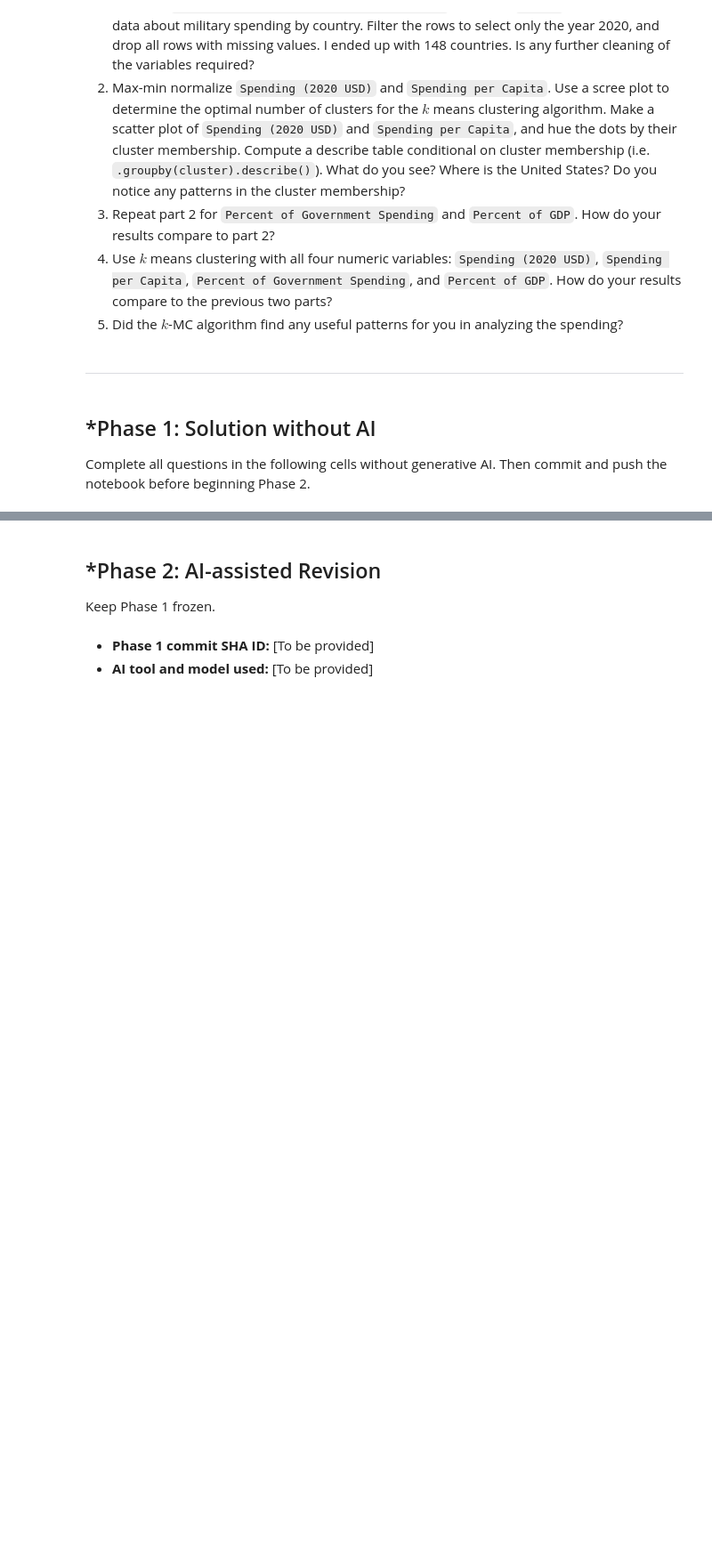
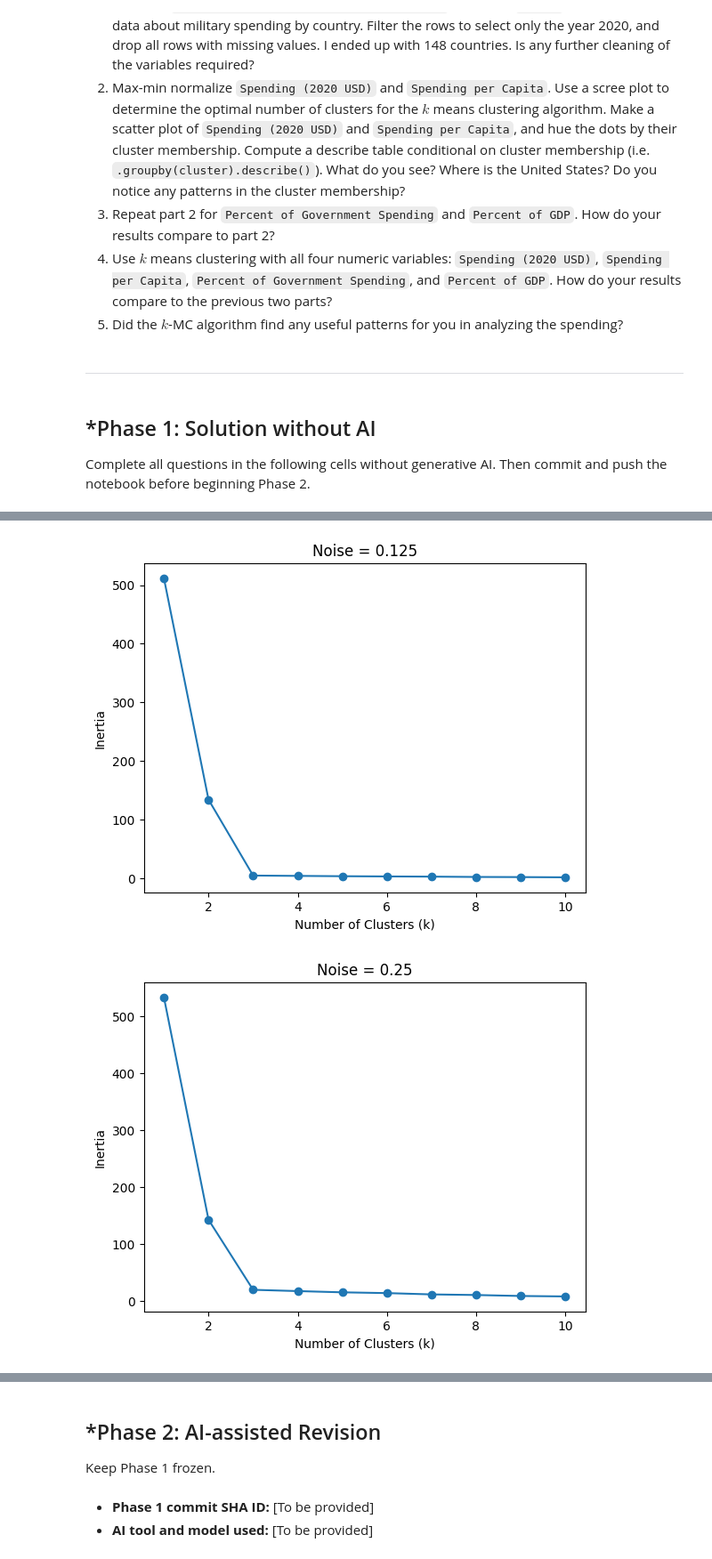
Before and after one commit to petercao135/A04-clustering, a Jupyter notebook: notebook.ipynb, the cells around one changed output, grey strips where cells are left out. Shown at 89% size. Saved outputs shown, nothing was run; the diff lists cells and outputs as text; code cells hidden in the pictures; blank space fills up the shorter version.

```diff
--- a/notebook.ipynb
+++ b/notebook.ipynb
@@ -84,0 +106,25 @@ hello
+# %%
+from sklearn.cluster import KMeans
+
+datasets = [df0_125, df0_25, df0_5, df1_0, df2_0]
+noises = [0.125, 0.25, 0.5, 1.0, 2.0]
+
+for i in range(5):
+    df = datasets[i]
+    X = df[['x1', 'x2']]
+
+    inertia = []
+
+    for k in range(1, 11):
+        model = KMeans(n_clusters=k, random_state=100)
+        model.fit(X)
+        inertia.append(model.inertia_)
+
+    plt.plot(range(1, 11), inertia, marker='o')
+    plt.title(f"Noise = {noises[i]}")
+    plt.xlabel("Number of Clusters (k)")
+    plt.ylabel("Inertia")
+    plt.show()
+# %% [output]
+[figure, added]
+[figure, added]
```
Also changed, not shown: parts of 32 cells of this notebook.
